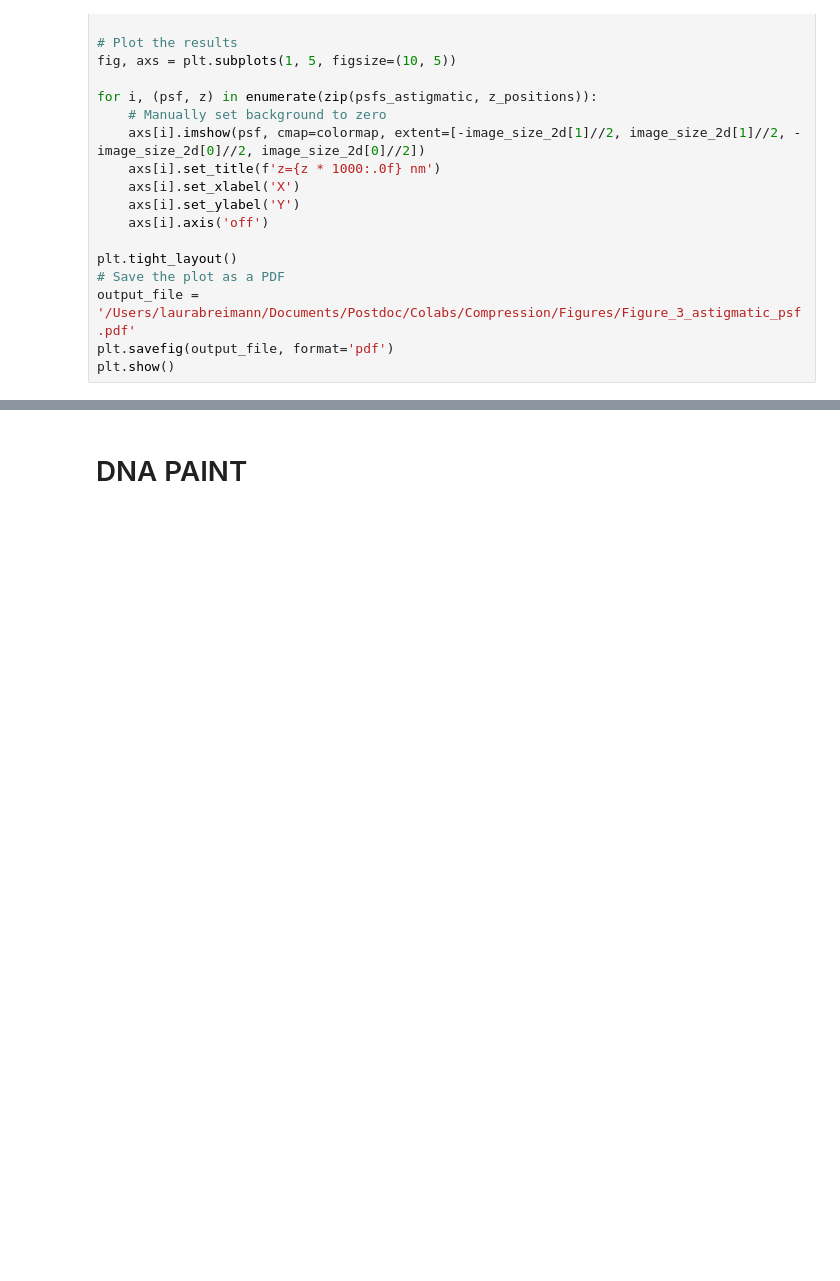
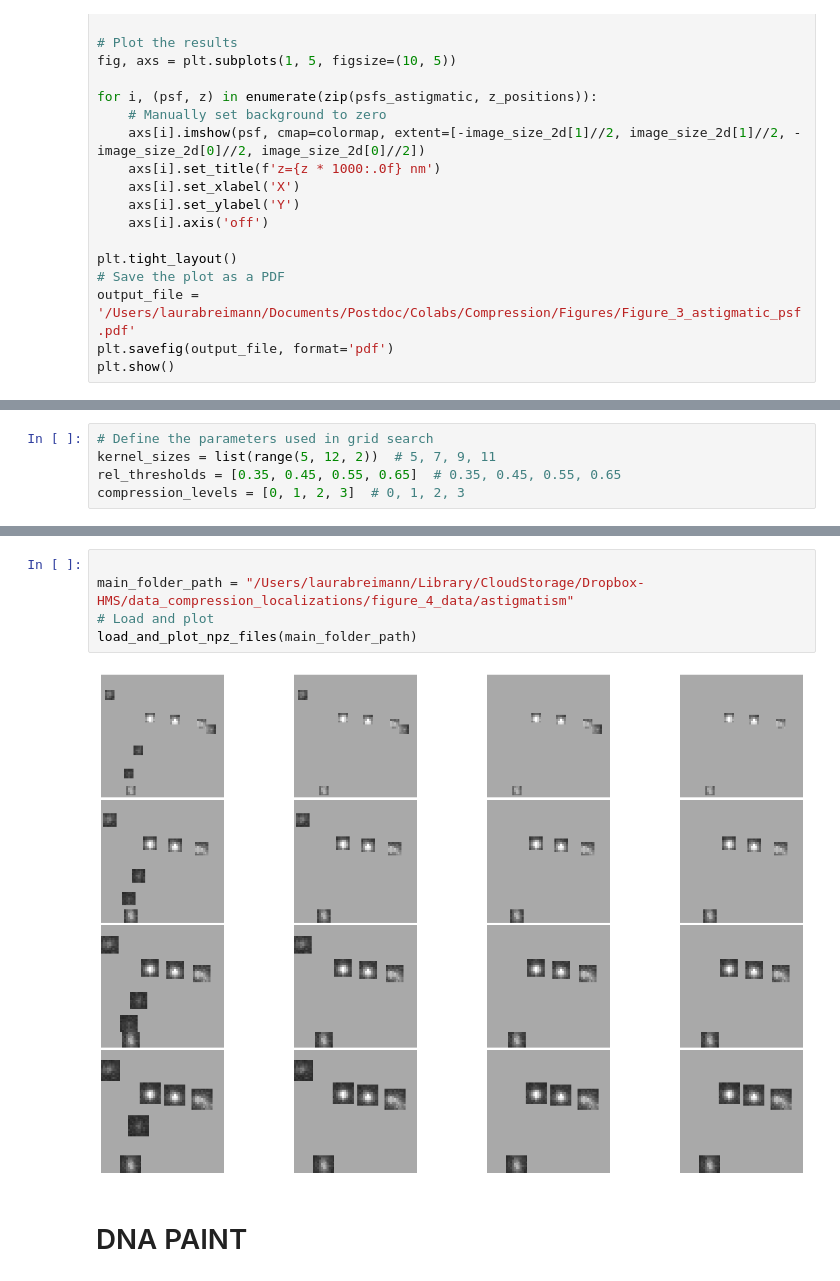
Before and after one commit to dgound/SPARZ, a Jupyter notebook: extra_code/plot_figure_4.ipynb, the cells around one changed output, grey strips where cells are left out. Cells and saved outputs as stored; diff of their text form; blank space fills up the shorter version.

Commit message:
addition of overview plots

```diff
--- a/extra_code/plot_figure_4.ipynb
+++ b/extra_code/plot_figure_4.ipynb
@@ -240,0 +252,5 @@ plt.show()
+# %%
+# Define the parameters used in grid search
+kernel_sizes = list(range(5, 12, 2))  # 5, 7, 9, 11
+rel_thresholds = [0.35, 0.45, 0.55, 0.65]  # 0.35, 0.45, 0.55, 0.65
+compression_levels = [0, 1, 2, 3]  # 0, 1, 2, 3
@@ -241,3 +324,10 @@ plt.show()
+# %%
+
+main_folder_path = "/Users/laurabreimann/Library/CloudStorage/Dropbox-HMS/data_compression_localizations/figure_4_data/astigmatism"
+# Load and plot
+load_and_plot_npz_files(main_folder_path)
+# %% [output]
+[figure, added]
 # %% [markdown]
 # DNA PAINT
 # %%
```
Also changed, not shown: parts of 7 cells of this notebook.
